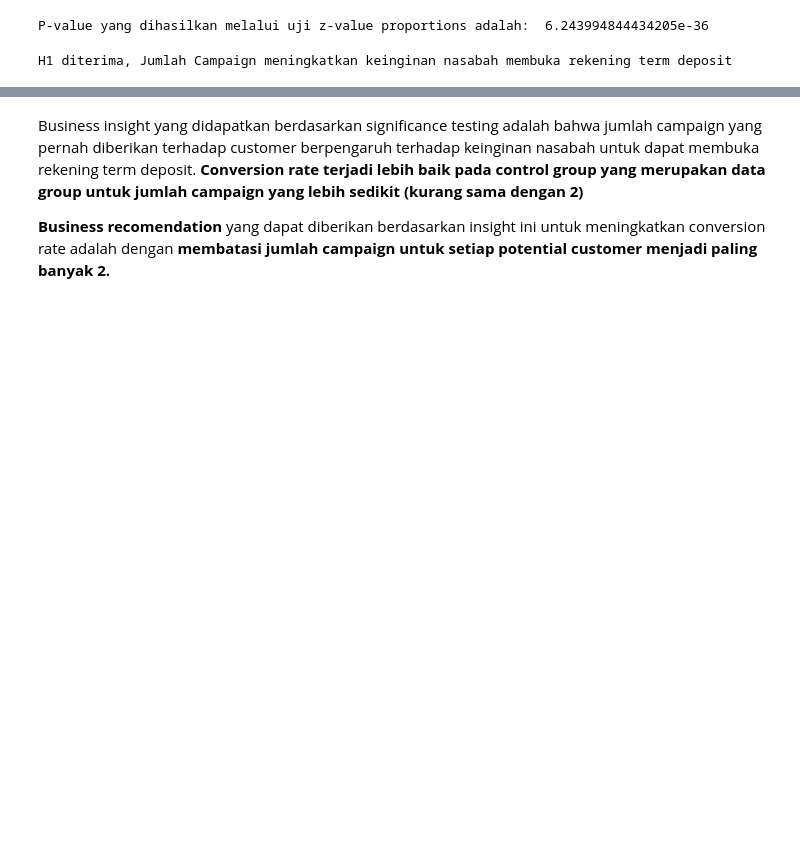
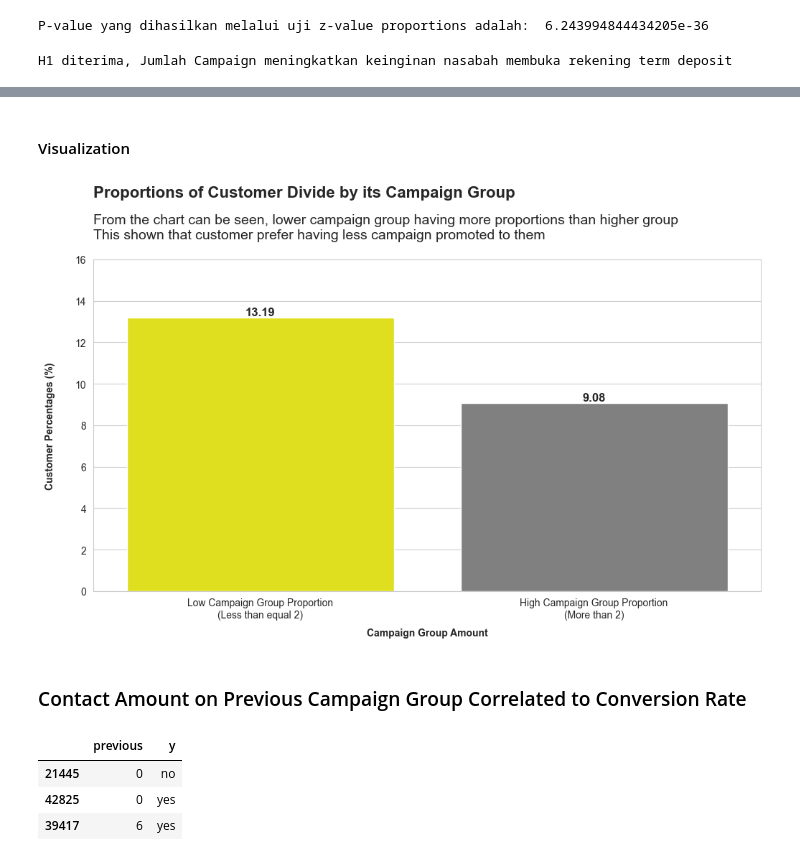
Before and after one commit to bagusatya08/Term-Deposit-Potential-Customer-Prediction, a Jupyter notebook: stage-1/eda-insight-visualization.ipynb, the cells around one changed output, grey strips where cells are left out. Drawn from its saved outputs; the diff is of its cells as text; code cells hidden in the pictures; blank space fills up the shorter version.

```diff
--- a/stage-1/eda-insight-visualization.ipynb
+++ b/stage-1/eda-insight-visualization.ipynb
@@ -469,4 +495,26 @@ H1 diterima, Jumlah Campaign meningkatkan keinginan nasabah membuka rekening ter
-# %% [markdown]
-Business insight yang didapatkan berdasarkan significance testing adalah bahwa jumlah campaign yang pernah diberikan terhadap customer berpengaruh terhadap keinginan nasabah untuk dapat membuka rekening term deposit. **Conversion rate terjadi lebih baik pada control group yang merupakan data group untuk jumlah campaign yang lebih sedikit (kurang sama dengan 2)**
-
-**Business recomendation** yang dapat diberikan berdasarkan insight ini untuk meningkatkan conversion rate adalah dengan **membatasi jumlah campaign untuk setiap potential customer menjadi paling banyak 2.**
+# %% [markdown]
+#### Visualization
+# %%
+plt.figure(figsize=(12,6))
+sns.set_style("whitegrid")
+plt.ylim(0,16)
+plt.xlim(0,3)
+value = [round(cr_control*100,2),round(cr_treatment*100,2)]
+colors = ['grey' if (x < max(value)) else 'yellow' for x in value ]
+
+ax = sns.barplot(x = ['control', 'treatment'], y= value, errorbar=None, palette=colors, hue=colors, legend=False)
+ax.bar_label(ax.containers[0], fontsize=12, fontweight='bold');
+ax.bar_label(ax.containers[1], fontsize=12, fontweight='bold');
+
+
+plt.text(-0.5,19,'Proportions of Customer Divide by its Campaign Group', fontweight='bold', fontsize=16)
+plt.text(-0.5,17,'From the chart can be seen, lower campaign group having more proportions than higher group\nThis shown that customer prefer having less campaign promoted to them', fontsize='14')
+plt.xlabel('Campaign Group Amount', fontweight='bold', labelpad=8)
+plt.ylabel('Customer Percentages (%)', fontweight='bold', labelpad=20)
+plt.xticks([0,1],['Low Campaign Group Proportion\n(Less than equal 2)', 'High Campaign Group Proportion\n(More than 2)'])
+
+plt.show()
+# %% [output]
+[figure, added]
+# %% [markdown]
+### Contact Amount on Previous Campaign Group Correlated to Conversion Rate
@@ -472,0 +523,7 @@ Business insight yang didapatkan berdasarkan significance testing adalah bahwa j
+# %%
+data_used.sample(3)
+# %% [output]
+|  | previous | y |
+| 21445 | 0 | no |
+| 42825 | 0 | yes |
+| 39417 | 6 | yes |
```
Also changed, not shown: parts of 59 cells of this notebook.
